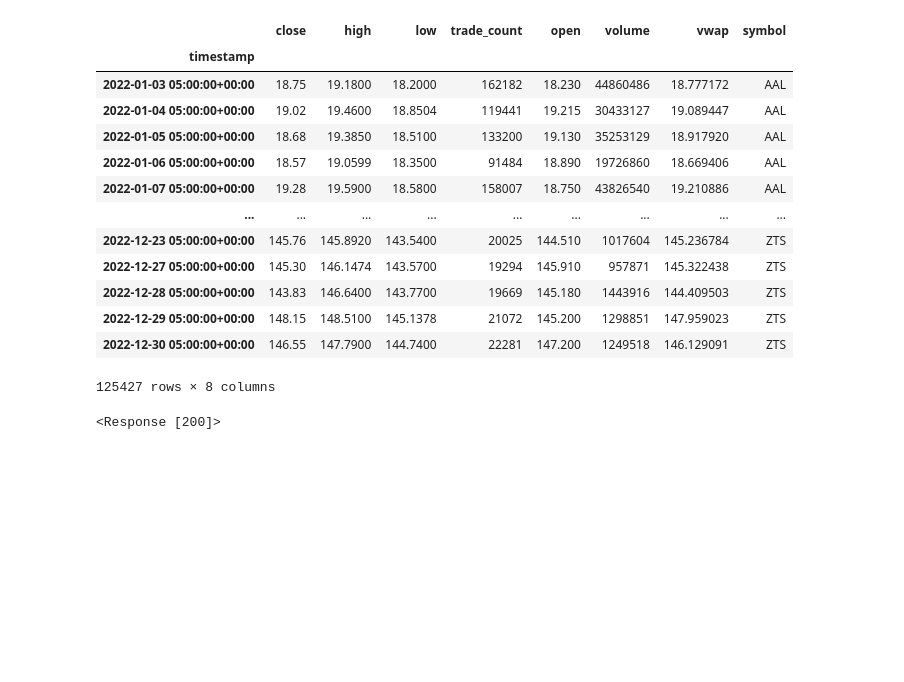
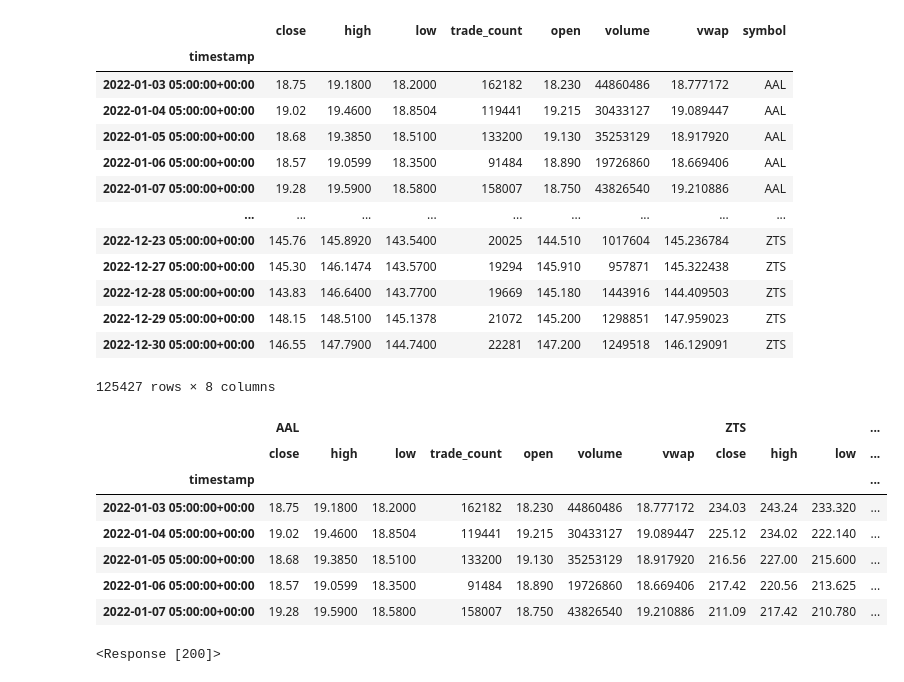
Before and after one commit to MontgomeryG/Group3Project1, a Jupyter notebook: InitialNotebook.ipynb, the cells around one changed output. Saved outputs shown, nothing was run; the diff lists cells and outputs as text; code cells hidden in the pictures; blank space fills up the shorter version.

```diff
--- a/InitialNotebook.ipynb
+++ b/InitialNotebook.ipynb
@@ -106,8 +106,8 @@ tickers = snp500_symbols
 # Set timeframe to one day ("1Day") for the Alpaca API
 timeframe = "1Day"
 
-# Get current closing prices for FB and TWTR
-df_portfolio = alpaca.get_bars(
+# Get daily closing prices for year 2022 of all stocks in S&P 500
+snp500_price_df = alpaca.get_bars(
     tickers,
     timeframe,
     start = start_date,
@@ -115,7 +115,7 @@ df_portfolio = alpaca.get_bars(
 ).df
 
 # Display sample data
-df_portfolio
+snp500_price_df
 # %% [output]
 |  | close | high | low | trade_count | open | volume | vwap | symbol |
 | timestamp |  |  |  |  |  |  |  |  |
@@ -150,13 +134,24 @@ df_portfolio_year.head(10)
 # %%
 
 # Reorganize the DataFrame using the above data we just got from alpaca
 
 # Separate ticker data
-FB = df_portfolio_year[df_portfolio_year['symbol']=='FB'].drop('symbol', axis=1)
-TWTR = df_portfolio_year[df_portfolio_year['symbol']=='TWTR'].drop('symbol', axis=1)
+AAL = snp500_price_df[snp500_price_df['symbol']=='AAL'].drop('symbol', axis=1)
+ZTS = snp500_price_df[snp500_price_df['symbol']=='ZTS'].drop('symbol', axis=1)
 
 # Concatenate the ticker DataFrames
-df_portfolio_year = pd.concat([FB, TWTR],axis=1, keys=['FB','TWTR'])
+test_new_df = pd.concat([AAL, ZTS],axis=1, keys=['AAL','ZTS'])
+
+test_new_df.head()
+# %% [output]
+|  | AAL |  |  |  |  |  |  | ZTS |  |  | ... |
+|  | close | high | low | trade_count | open | volume | vwap | close | high | low | ... |
+| timestamp |  |  |  |  |  |  |  |  |  |  | ... |
+| 2022-01-03 05:00:00+00:00 | 18.75 | 19.1800 | 18.2000 | 162182 | 18.230 | 44860486 | 18.777172 | 234.03 | 243.24 | 233.320 | ... |
+| 2022-01-04 05:00:00+00:00 | 19.02 | 19.4600 | 18.8504 | 119441 | 19.215 | 30433127 | 19.089447 | 225.12 | 234.02 | 222.140 | ... |
+| 2022-01-05 05:00:00+00:00 | 18.68 | 19.3850 | 18.5100 | 133200 | 19.130 | 35253129 | 18.917920 | 216.56 | 227.00 | 215.600 | ... |
+| 2022-01-06 05:00:00+00:00 | 18.57 | 19.0599 | 18.3500 | 91484 | 18.890 | 19726860 | 18.669406 | 217.42 | 220.56 | 213.625 | ... |
+| 2022-01-07 05:00:00+00:00 | 19.28 | 19.5900 | 18.5800 | 158007 | 18.750 | 43826540 | 19.210886 | 211.09 | 217.42 | 210.780 | ... |
 # %%
 # GET GEOSPACIAL DATA
 # We are interested in US companies that release 'hot' news.
```
Also changed, not shown: parts of 1 cell of this notebook.
